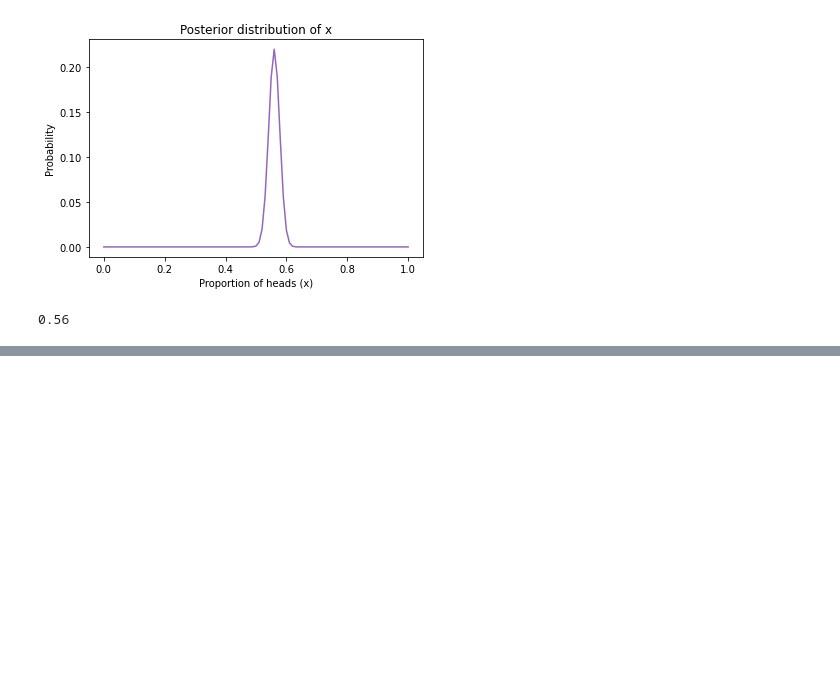
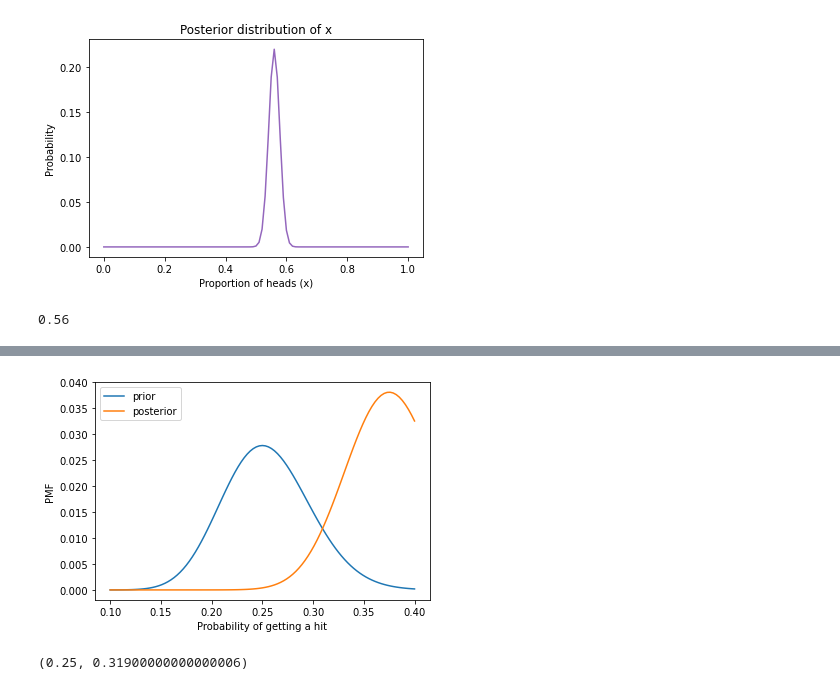
Before and after one commit to ryanorsinger/ThinkBayes2, a Jupyter notebook: chapter_4_estimating_proportions.ipynb, the cells around one changed output, grey strips where cells are left out. Drawn from its saved outputs; the diff is of its cells as text; code cells hidden in the pictures; blank space fills up the shorter version.

```diff
--- a/chapter_4_estimating_proportions.ipynb
+++ b/chapter_4_estimating_proportions.ipynb
@@ -252,0 +374,13 @@ This is an example of swamping the priors: with enough data, people who start wi
+# %%
+# Solution
+prior.plot(label="prior")
+posterior.plot(label="posterior")
+plt.xlabel("Probability of getting a hit")
+plt.ylabel("PMF")
+plt.legend();
+# %% [output]
+[figure, added]
+# %%
+prior.max_prob(), posterior.max_prob()
+# %% [output]
+(0.25, 0.31900000000000006)
```
Also changed, not shown: parts of 33 cells of this notebook.
